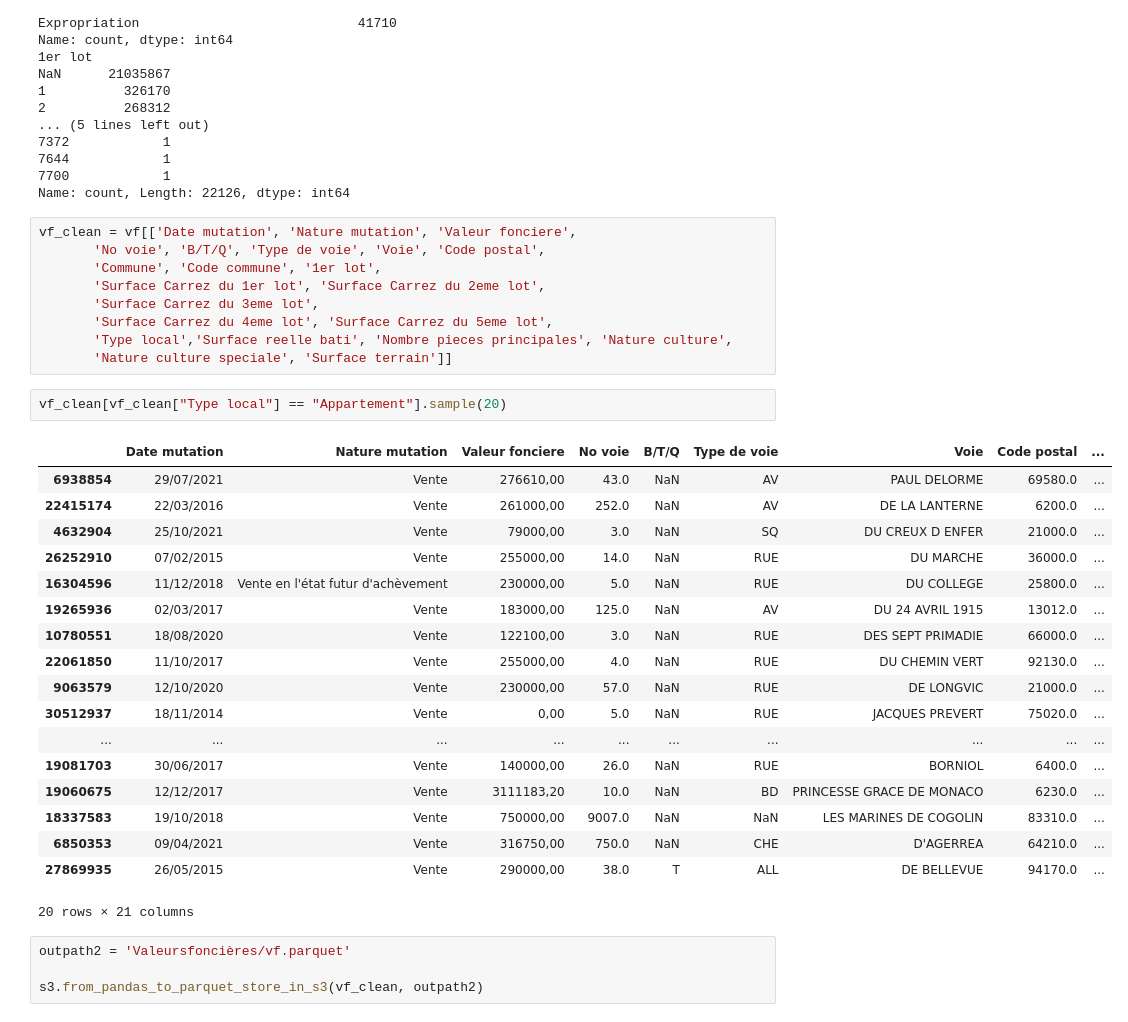
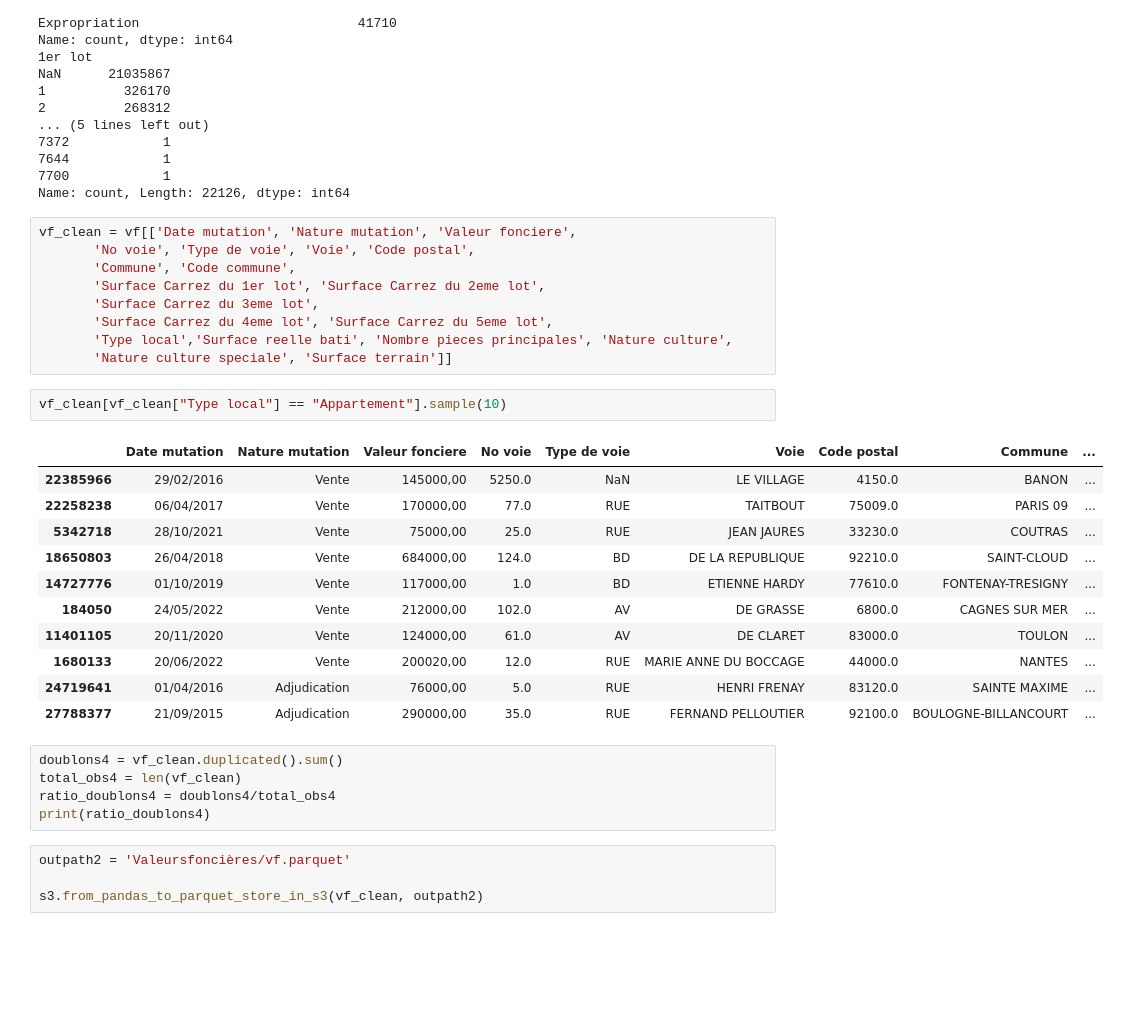
Before and after one commit to isaurepillet/STATAPP, a Jupyter notebook: prep_donnees.ipynb, the cells around one changed output. Cells and saved outputs as stored; diff of their text form; blank space fills up the shorter version.

```diff
--- a/prep_donnees.ipynb
+++ b/prep_donnees.ipynb
@@ -300,34 +439,32 @@ NaN      21035867
 Name: count, Length: 22126, dtype: int64
 # %%
 vf_clean = vf[['Date mutation', 'Nature mutation', 'Valeur fonciere',
-       'No voie', 'B/T/Q', 'Type de voie', 'Voie', 'Code postal',
-       'Commune', 'Code commune', '1er lot',
+       'No voie', 'Type de voie', 'Voie', 'Code postal',
+       'Commune', 'Code commune',
        'Surface Carrez du 1er lot', 'Surface Carrez du 2eme lot',
        'Surface Carrez du 3eme lot',
        'Surface Carrez du 4eme lot', 'Surface Carrez du 5eme lot',
        'Type local','Surface reelle bati', 'Nombre pieces principales', 'Nature culture',
        'Nature culture speciale', 'Surface terrain']]
 # %%
-vf_clean[vf_clean["Type local"] == "Appartement"].sample(20)
+vf_clean[vf_clean["Type local"] == "Appartement"].sample(10)
 # %% [output]
-|  | Date mutation | Nature mutation | Valeur fonciere | No voie | B/T/Q | Type de voie | Voie | Code postal | ... |
-| 6938854 | 29/07/2021 | Vente | 276610,00 | 43.0 | NaN | AV | PAUL DELORME | 69580.0 | ... |
-| 22415174 | 22/03/2016 | Vente | 261000,00 | 252.0 | NaN | AV | DE LA LANTERNE | 6200.0 | ... |
-| 4632904 | 25/10/2021 | Vente | 79000,00 | 3.0 | NaN | SQ | DU CREUX D ENFER | 21000.0 | ... |
-| 26252910 | 07/02/2015 | Vente | 255000,00 | 14.0 | NaN | RUE | DU MARCHE | 36000.0 | ... |
-| 16304596 | 11/12/2018 | Vente en l'état futur d'achèvement | 230000,00 | 5.0 | NaN | RUE | DU COLLEGE | 25800.0 | ... |
-| 19265936 | 02/03/2017 | Vente | 183000,00 | 125.0 | NaN | AV | DU 24 AVRIL 1915 | 13012.0 | ... |
-| 10780551 | 18/08/2020 | Vente | 122100,00 | 3.0 | NaN | RUE | DES SEPT PRIMADIE | 66000.0 | ... |
-| 22061850 | 11/10/2017 | Vente | 255000,00 | 4.0 | NaN | RUE | DU CHEMIN VERT | 92130.0 | ... |
-| 9063579 | 12/10/2020 | Vente | 230000,00 | 57.0 | NaN | RUE | DE LONGVIC | 21000.0 | ... |
-| 30512937 | 18/11/2014 | Vente | 0,00 | 5.0 | NaN | RUE | JACQUES PREVERT | 75020.0 | ... |
-| ... | ... | ... | ... | ... | ... | ... | ... | ... | ... |
-| 19081703 | 30/06/2017 | Vente | 140000,00 | 26.0 | NaN | RUE | BORNIOL | 6400.0 | ... |
-| 19060675 | 12/12/2017 | Vente | 3111183,20 | 10.0 | NaN | BD | PRINCESSE GRACE DE MONACO | 6230.0 | ... |
-| 18337583 | 19/10/2018 | Vente | 750000,00 | 9007.0 | NaN | NaN | LES MARINES DE COGOLIN | 83310.0 | ... |
-| 6850353 | 09/04/2021 | Vente | 316750,00 | 750.0 | NaN | CHE | D'AGERREA | 64210.0 | ... |
-| 27869935 | 26/05/2015 | Vente | 290000,00 | 38.0 | T | ALL | DE BELLEVUE | 94170.0 | ... |
+|  | Date mutation | Nature mutation | Valeur fonciere | No voie | Type de voie | Voie | Code postal | Commune | ... |
+| 22385966 | 29/02/2016 | Vente | 145000,00 | 5250.0 | NaN | LE VILLAGE | 4150.0 | BANON | ... |
+| 22258238 | 06/04/2017 | Vente | 170000,00 | 77.0 | RUE | TAITBOUT | 75009.0 | PARIS 09 | ... |
+| 5342718 | 28/10/2021 | Vente | 75000,00 | 25.0 | RUE | JEAN JAURES | 33230.0 | COUTRAS | ... |
+| 18650803 | 26/04/2018 | Vente | 684000,00 | 124.0 | BD | DE LA REPUBLIQUE | 92210.0 | SAINT-CLOUD | ... |
+| 14727776 | 01/10/2019 | Vente | 117000,00 | 1.0 | BD | ETIENNE HARDY | 77610.0 | FONTENAY-TRESIGNY | ... |
+| 184050 | 24/05/2022 | Vente | 212000,00 | 102.0 | AV | DE GRASSE | 6800.0 | CAGNES SUR MER | ... |
+| 11401105 | 20/11/2020 | Vente | 124000,00 | 61.0 | AV | DE CLARET | 83000.0 | TOULON | ... |
+| 1680133 | 20/06/2022 | Vente | 200020,00 | 12.0 | RUE | MARIE ANNE DU BOCCAGE | 44000.0 | NANTES | ... |
+| 24719641 | 01/04/2016 | Adjudication | 76000,00 | 5.0 | RUE | HENRI FRENAY | 83120.0 | SAINTE MAXIME | ... |
+| 27788377 | 21/09/2015 | Adjudication | 290000,00 | 35.0 | RUE | FERNAND PELLOUTIER | 92100.0 | BOULOGNE-BILLANCOURT | ... |
-20 rows × 21 columns
+# %%
+doublons4 = vf_clean.duplicated().sum()
+total_obs4 = len(vf_clean)
+ratio_doublons4 = doublons4/total_obs4
+print(ratio_doublons4)
 # %%
 outpath2 = 'Valeursfoncières/vf.parquet'
 
```
Also changed, not shown: parts of 17 cells of this notebook, 1 other file.
